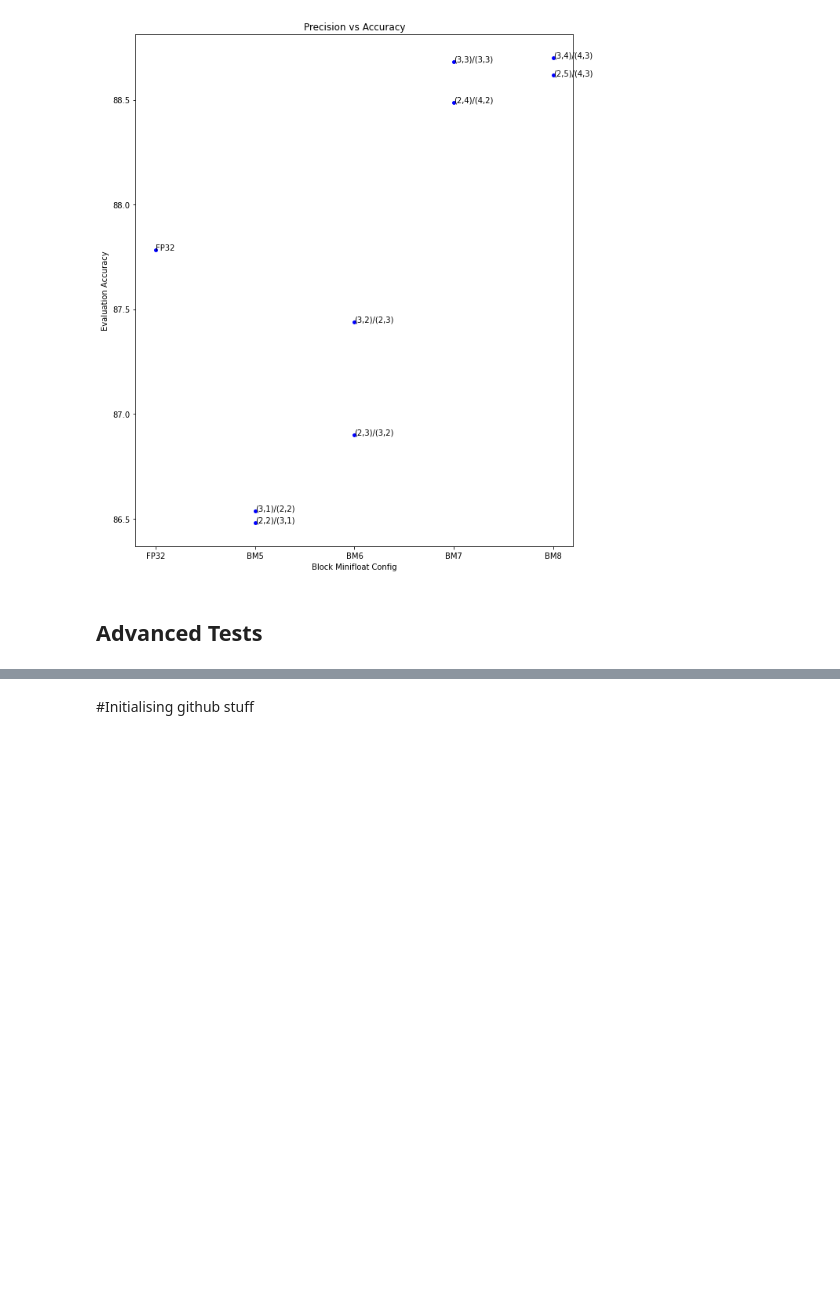
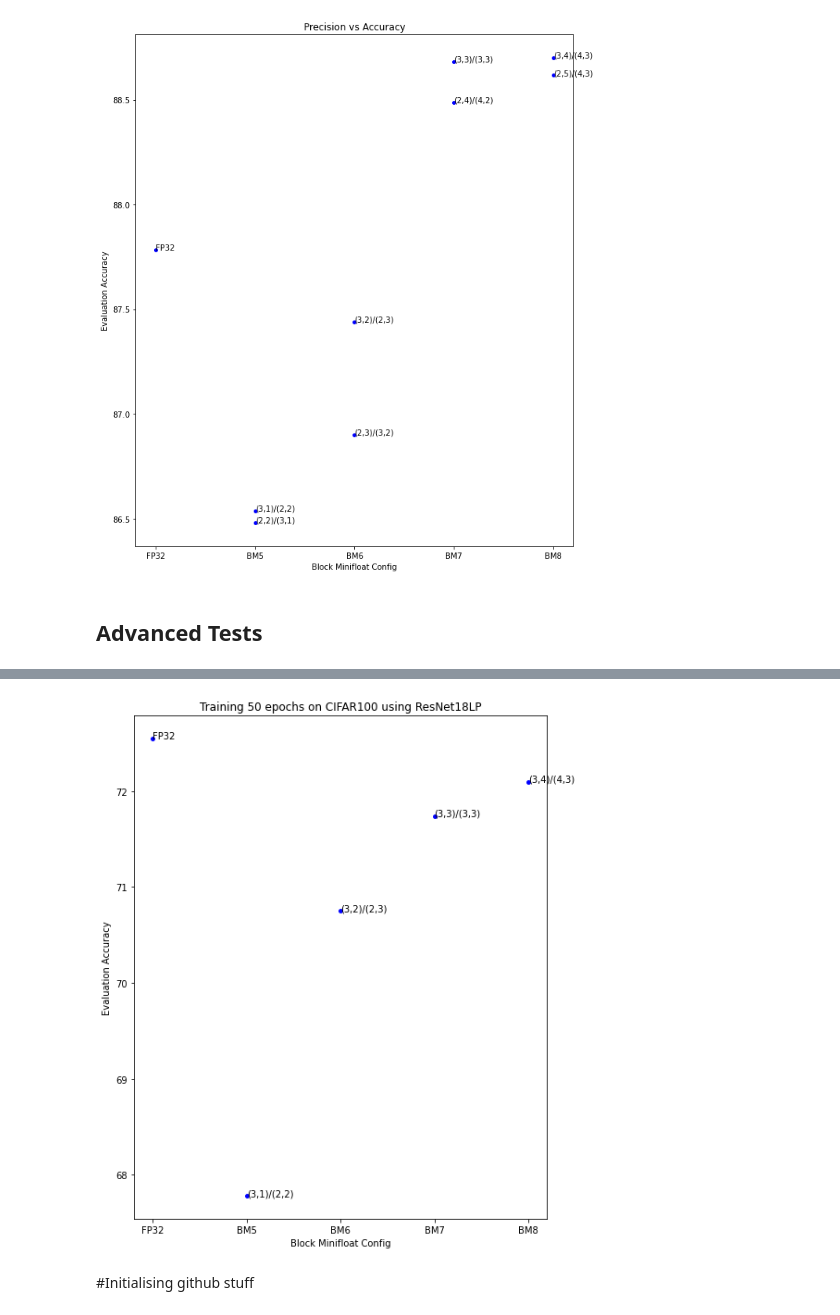
Before and after one commit to noshin-islam/block_minifloat, a Jupyter notebook: bm_inference_test1.ipynb, the cells around one changed output, grey strips where cells are left out. Cells and saved outputs as stored; diff of their text form; code cells hidden in the pictures; blank space fills up the shorter version.

Commit message:
Added new graphs

```diff
--- a/bm_inference_test1.ipynb
+++ b/bm_inference_test1.ipynb
@@ -309,3 +413,25 @@ plt.show()
+# %%
+#plotting
+import matplotlib.pyplot as plt
+
+y_ax = [72.5500, 67.7800, 70.7500, 71.7400, 72.1000]
+x_ax = ['FP32', 'BM5', 'BM6', 'BM7' , 'BM8']
+
+annotations = ['FP32', '(3,1)/(2,2)', '(3,2)/(2,3)', '(3,3)/(3,3)', '(3,4)/(4,3)']
+
+plt.figure(figsize=(8,10))
+plt.scatter(x_ax, y_ax, s=15, color="blue")
+
+plt.xlabel('Block Minifloat Config')
+plt.ylabel('Evaluation Accuracy')
+plt.title('Training 50 epochs on CIFAR100 using ResNet18LP')
+
+for i, label in enumerate(annotations):
+    plt.annotate(label, (x_ax[i], y_ax[i]))
+
+plt.show()
+# %% [output]
+[figure, added]
 # %% [markdown]
 #Initialising github stuff
 # %%
```
Also changed, not shown: parts of 9 cells of this notebook, 1 other file.
